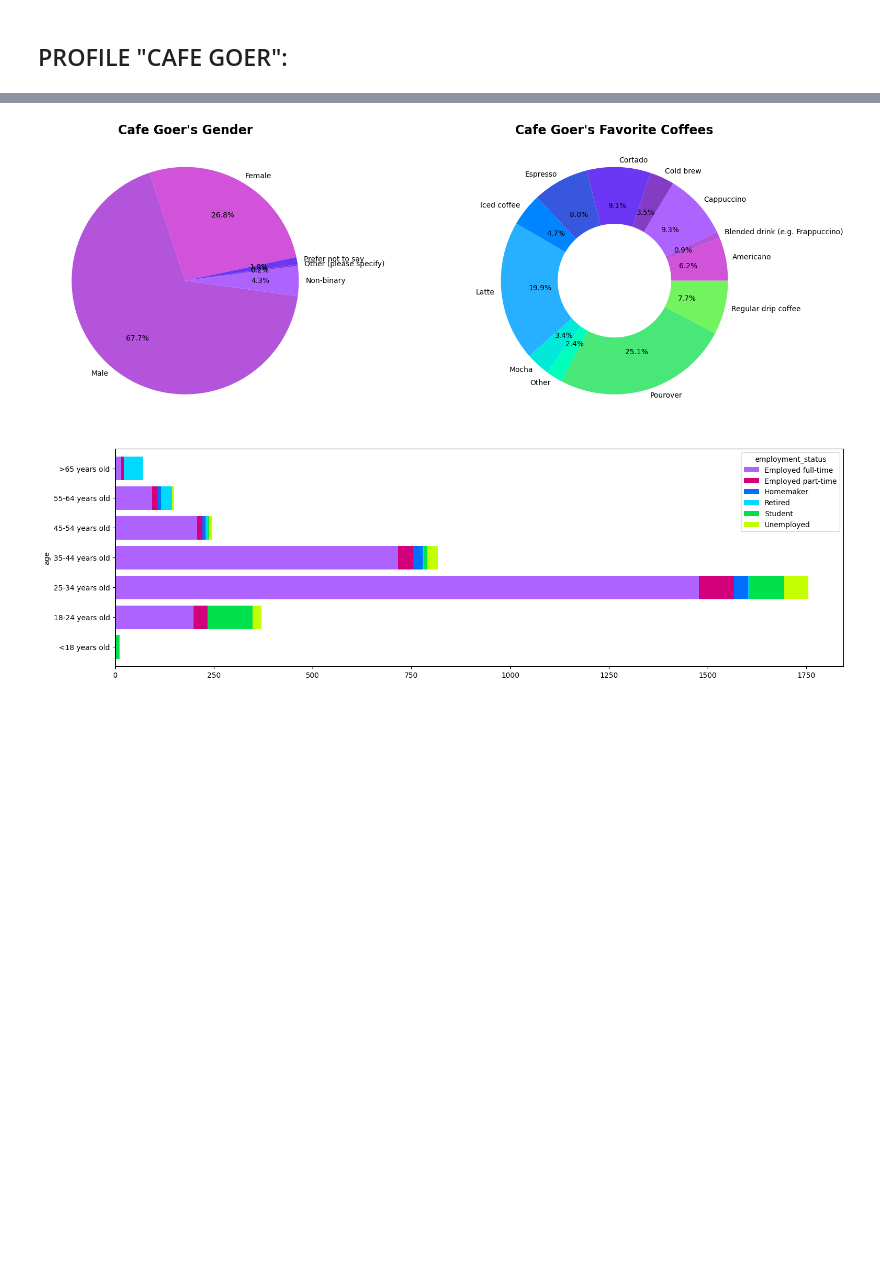
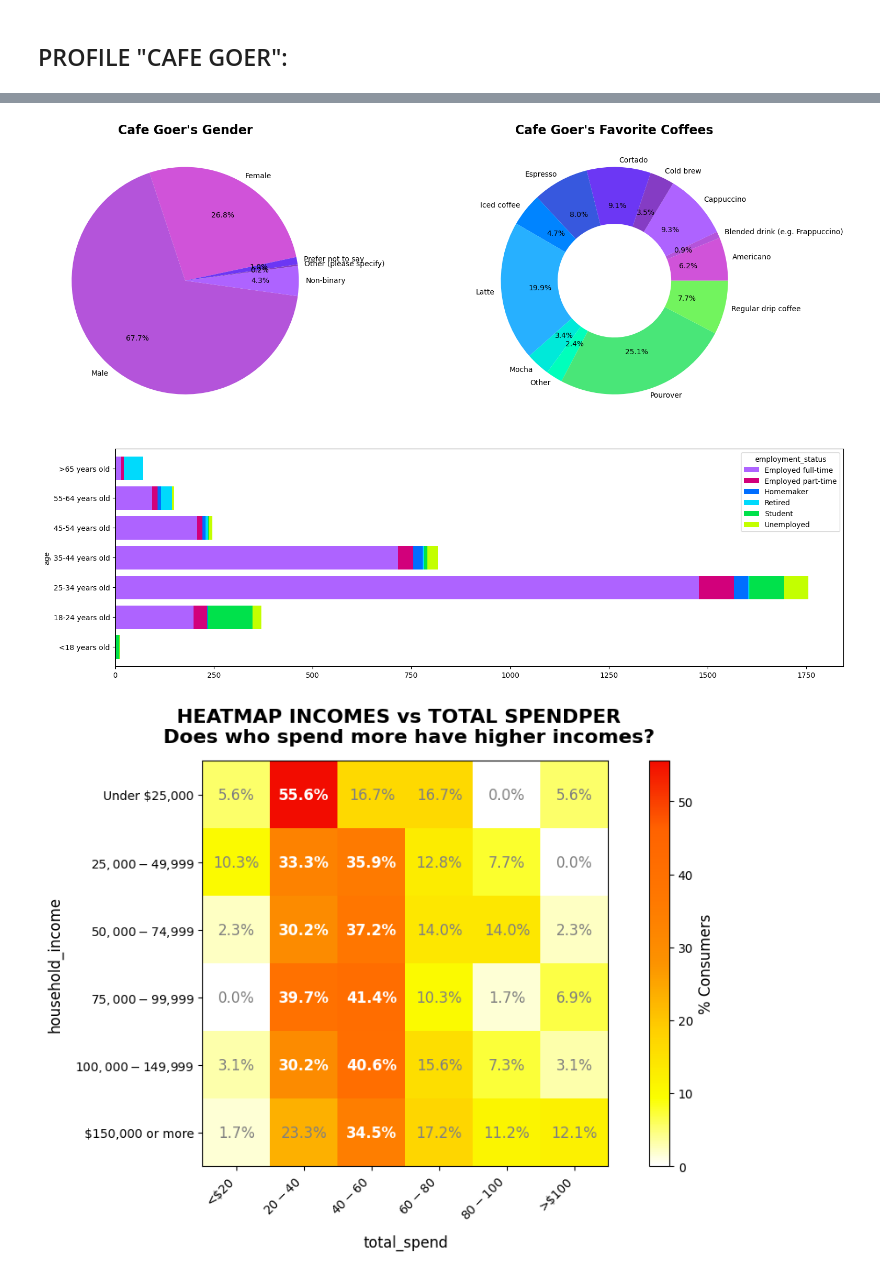
Before and after one commit to briella-codes/coffee_survey, a Jupyter notebook: notebooks/coffee_consumer_profiles_english.ipynb, the cells around one changed output, grey strips where cells are left out. Drawn from its saved outputs; the diff is of its cells as text; code cells hidden in the pictures; blank space fills up the shorter version.

```diff
--- a/notebooks/coffee_consumer_profiles_english.ipynb
+++ b/notebooks/coffee_consumer_profiles_english.ipynb
@@ -241,31 +251,36 @@ cafe_goer_df = cafe_goer_df[( cafe_goer_df["where_drink"].apply(lambda x: "At a
 
 cafe_goer_gender = group_and_count(cafe_goer_df,"gender")
 cafe_goer_fav = group_and_count(cafe_goer_df,"favorite")
 
 print_subtitle("Number of Cafe Goers: "+str(len(cafe_goer_df))+ " (from "+str(len(survey_df))+")")
 #show_df(cafe_goer_df[["age","gender","cups","purchase","favorite","total_spend","why_drink","most_paid","most_willing","value_cafe"]], head=20)
 
 fig, (ax1_cafe_goer,ax2_cafe_goer) = plt.subplots(1,2,figsize=(18,6))
 title1_cafe_goer="Cafe Goer's Gender"
 graphic_pie_chart(ax1_cafe_goer, cafe_goer_gender, title1_cafe_goer, angle=12,shape="pie")
 title2_cafe_goer="Cafe Goer's Favorite Coffees"
 graphic_pie_chart(ax2_cafe_goer, cafe_goer_fav, title2_cafe_goer, angle=0,shape="donut")
 plt.tight_layout()
 
 fig2, ax3_cafe_goer = plt.subplots(figsize=(18,6))
 
 #STACKED BAR CHART CAFE GOERS AGE EMPLOYMENT STATUS
 employment_status_by_age = survey_df.groupby(['age','employment_status'], observed=True).size()
 employment_status_by_age = employment_status_by_age.unstack()
 
 employment_status_by_age.plot(kind="barh", stacked=True, ax=ax3_cafe_goer,width=0.8,  color=["#ae63ff","#d2007b","#006eff","#00dafc","#00e14b", "#C3FF00"] )
 pos = ax3_cafe_goer.get_position()
 ax3_cafe_goer.set_position([pos.x0, pos.y0+0.2, pos.width, pos.height * 0.9])
 plt.show()
 
 #HEATMAP HOUSEHOLD INCOME VS TOTAL_SPEND
-#TODO HEATMAP
+fig_hm, ax_income_spend = plt.subplots(figsize=(12,6))
+graphic_heatmap(ax_income_spend,coffee_expert_df,'household_income','total_spend',title="HEATMAP INCOMES vs TOTAL SPENDPER  \n Does who spend more have higher incomes?",percentage=True)
+save_plot(fig_hm,'profile_cafe_goer_heatmap_income_vs_total_spend.png')
+
+plt.show()
 # %% [output]
 [interactive output not drawn]
 [figure]
 [figure]
+[figure, added]
```
Also changed, not shown: parts of 5 cells of this notebook.
